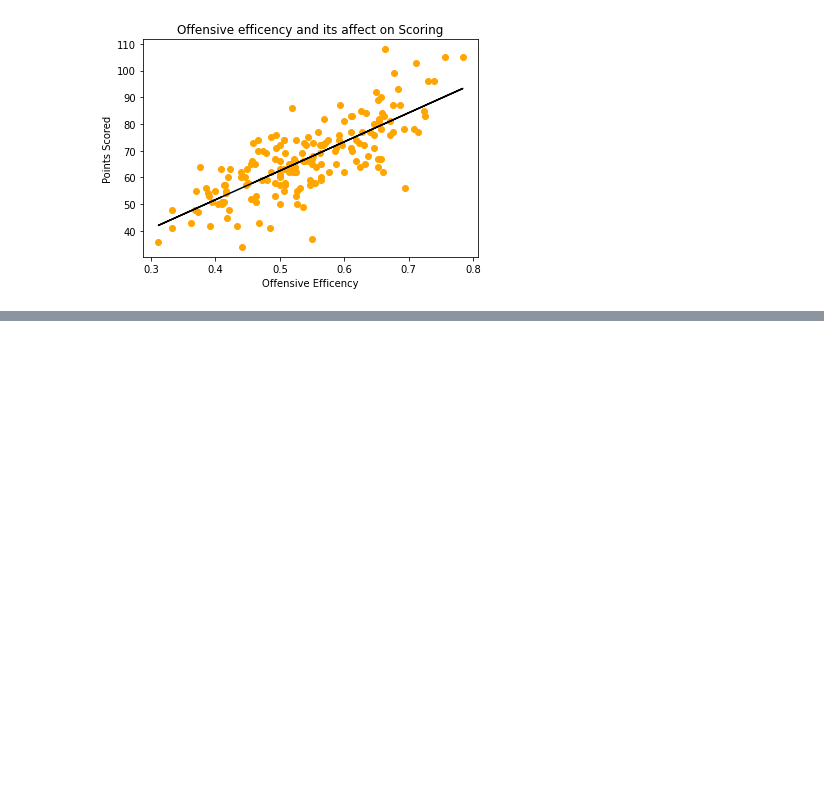
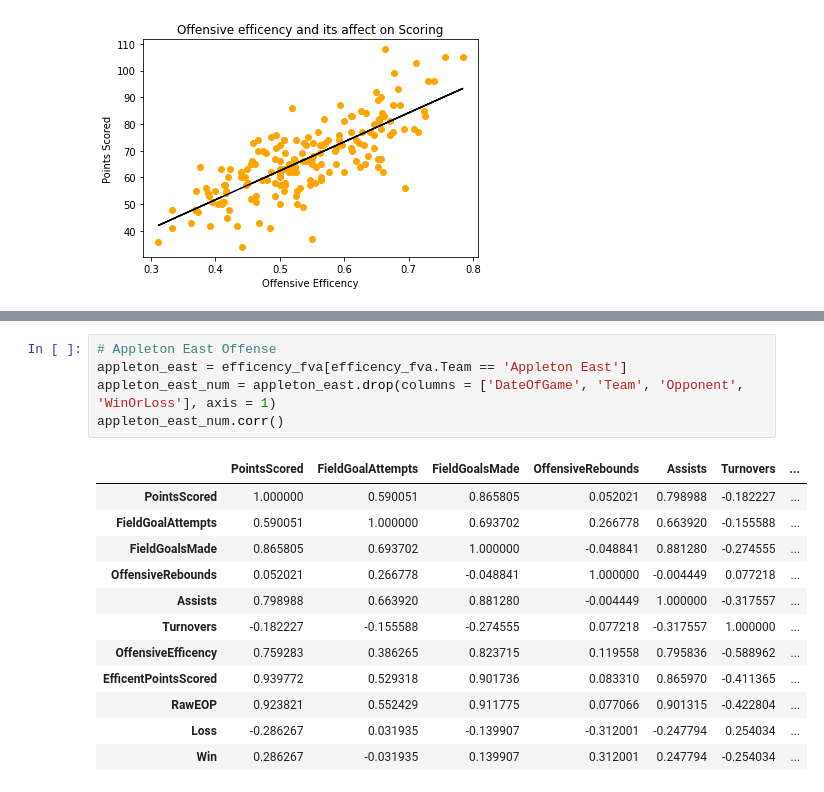
Before and after one commit to jreckin/FunAnalyticalStuff, a Jupyter notebook: offensive_efficency.ipynb, the cells around one changed output, grey strips where cells are left out. Drawn from its saved outputs; the diff is of its cells as text; blank space fills up the shorter version.

```diff
--- a/offensive_efficency.ipynb
+++ b/offensive_efficency.ipynb
@@ -91,0 +137,18 @@ plt.show()
+# %%
+# Appleton East Offense
+appleton_east = efficency_fva[efficency_fva.Team == 'Appleton East']
+appleton_east_num = appleton_east.drop(columns = ['DateOfGame', 'Team', 'Opponent', 'WinOrLoss'], axis = 1)
+appleton_east_num.corr()
+# %% [output]
+|  | PointsScored | FieldGoalAttempts | FieldGoalsMade | OffensiveRebounds | Assists | Turnovers | ... |
+| PointsScored | 1.000000 | 0.590051 | 0.865805 | 0.052021 | 0.798988 | -0.182227 | ... |
+| FieldGoalAttempts | 0.590051 | 1.000000 | 0.693702 | 0.266778 | 0.663920 | -0.155588 | ... |
+| FieldGoalsMade | 0.865805 | 0.693702 | 1.000000 | -0.048841 | 0.881280 | -0.274555 | ... |
+| OffensiveRebounds | 0.052021 | 0.266778 | -0.048841 | 1.000000 | -0.004449 | 0.077218 | ... |
+| Assists | 0.798988 | 0.663920 | 0.881280 | -0.004449 | 1.000000 | -0.317557 | ... |
+| Turnovers | -0.182227 | -0.155588 | -0.274555 | 0.077218 | -0.317557 | 1.000000 | ... |
+| OffensiveEfficency | 0.759283 | 0.386265 | 0.823715 | 0.119558 | 0.795836 | -0.588962 | ... |
+| EfficentPointsScored | 0.939772 | 0.529318 | 0.901736 | 0.083310 | 0.865970 | -0.411365 | ... |
+| RawEOP | 0.923821 | 0.552429 | 0.911775 | 0.077066 | 0.901315 | -0.422804 | ... |
+| Loss | -0.286267 | 0.031935 | -0.139907 | -0.312001 | -0.247794 | 0.254034 | ... |
+| Win | 0.286267 | -0.031935 | 0.139907 | 0.312001 | 0.247794 | -0.254034 | ... |
```
Also changed, not shown: parts of 57 cells of this notebook, 2 other files.
